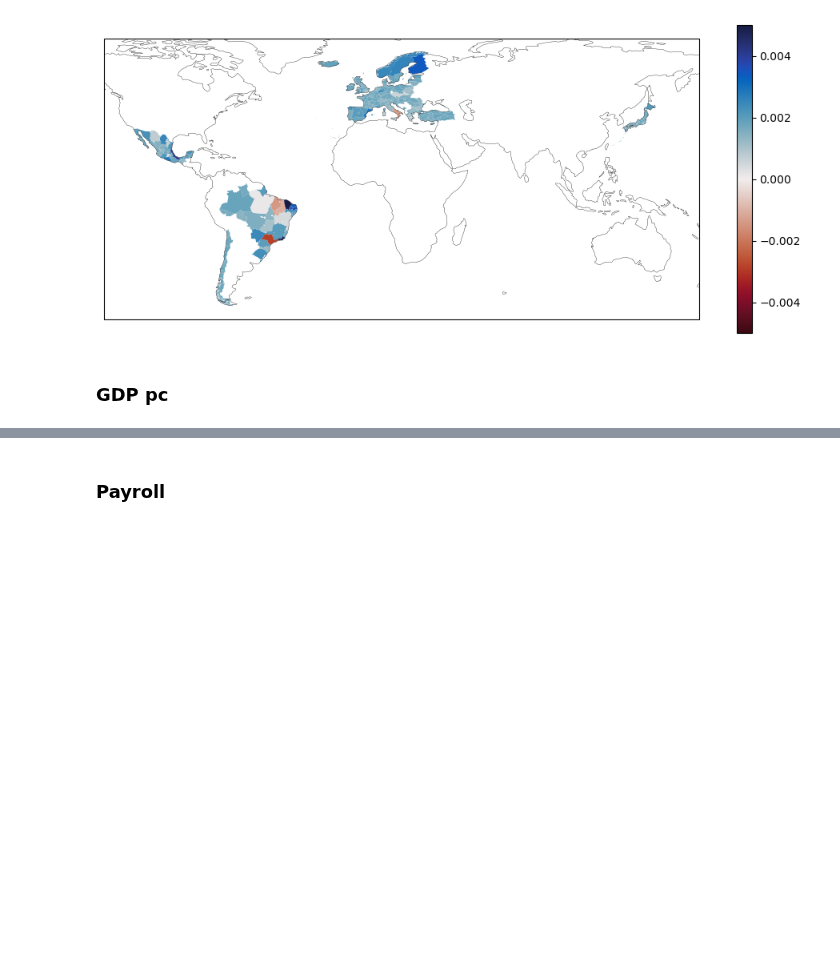
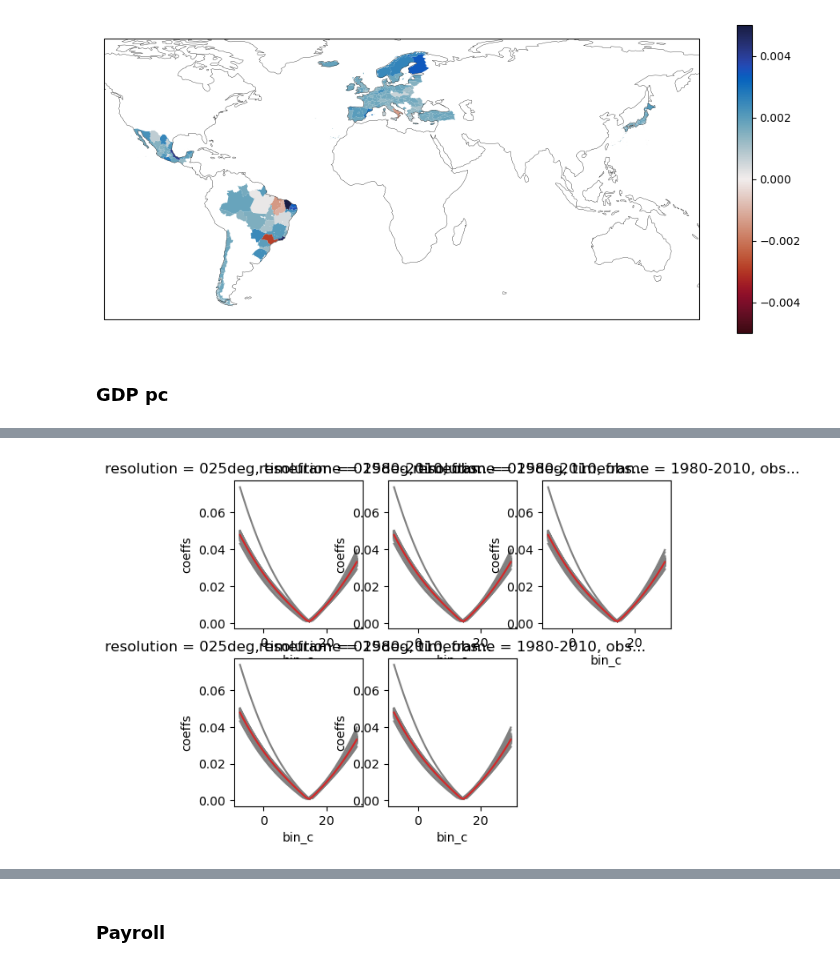
Before and after one commit to ks905383/impact_uncertainty, a Jupyter notebook: code/3b_dmgfdiffs_sources.ipynb, the cells around one changed output, grey strips where cells are left out. Saved outputs shown, nothing was run; the diff lists cells and outputs as text; code cells hidden in the pictures; blank space fills up the shorter version.

```diff
--- a/code/3b_dmgfdiffs_sources.ipynb
+++ b/code/3b_dmgfdiffs_sources.ipynb
@@ -536,0 +581,14 @@ dmes['gdppc']['dme_max'] = dmes['gdppc']['dme'].max(('proj_base_a','proj_base_b'
+# %%
+ts = np.arange(-7.5,30)
+var_stem = 'tassumpoly_'
+poly_degs = [int(re.split(var_stem,v)[-1]) for v in coeffs['gdppc'].pred.values if var_stem in v]
+t_vals = xr.DataArray(np.vstack([ts**k for k in poly_degs]),
+             dims = ['pred','bin_c'],
+             coords = {'pred':[v for v in coeffs['gdppc'].pred.values if var_stem in v],
+                       'bin_c':ts})
+
+# Get damage function
+dmgf = (coeffs['gdppc']*t_vals).sum('pred')
+
+dmgf = dmgf - dmgf.sel(bin_c = slice(10,30)).max('bin_c')
+dmgf
@@ -536,0 +619,8 @@ dmes['gdppc']['dme_max'] = dmes['gdppc']['dme'].max(('proj_base_a','proj_base_b'
+# %%
+for plt_idx,drop_pb in enumerate(dmgf.proj_base.values):
+    ax = plt.subplot(2,3,plt_idx+1)
+    for loo_id in dmgf.loo_id.values:
+        dmgf.sel(loo_id=loo_id).std('proj_base').coeffs.plot(color='grey')
+    dmgf.sel(loo_id='all').std('proj_base').coeffs.plot(color='tab:red')
+# %% [output]
+[figure, added]
```
Also changed, not shown: parts of 14 cells of this notebook, 13 other files.
